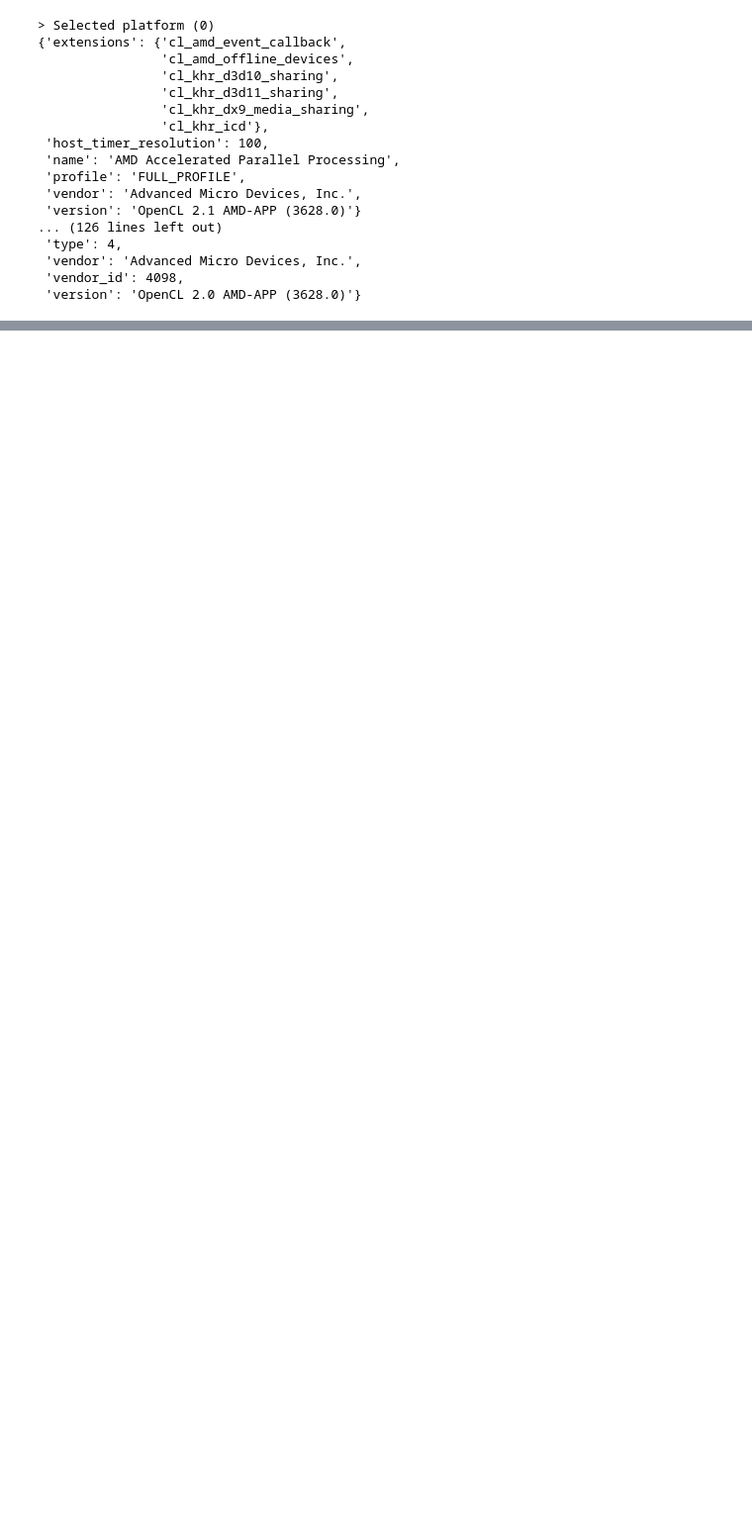
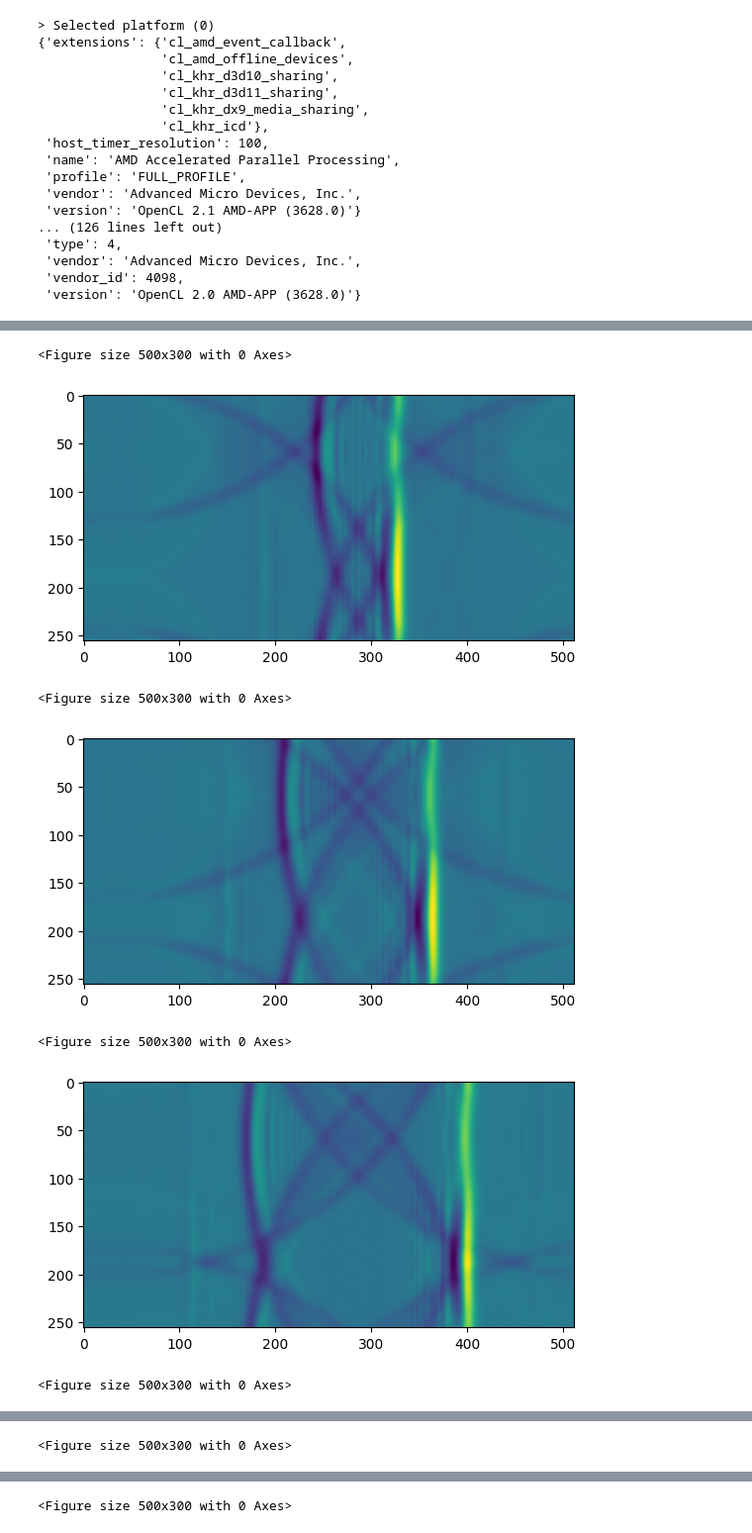
Before and after one commit to williamyang98/gpu_compute_experiments, a Jupyter notebook: pyopencl/yee_grid_3d.ipynb, the cells around one changed output, grey strips where cells are left out. Shown at 99% size. Cells and saved outputs as stored; diff of their text form; code cells hidden in the pictures; blank space fills up the shorter version.

```diff
--- a/pyopencl/yee_grid_3d.ipynb
+++ b/pyopencl/yee_grid_3d.ipynb
@@ -546,0 +468,56 @@ gpu_flops=1760.152 GFlops
+# %%
+E_cpu_out = np.zeros(E_cpu.shape, dtype=E_cpu.dtype)
+H_cpu_out = np.zeros(H_cpu.shape, dtype=H_cpu.dtype)
+
+total_loops = 1024
+
+kernel_events = []
+with NanoTimer() as timer:
+    with cl.CommandQueue(context, properties=cl.command_queue_properties.PROFILING_ENABLE) as queue:
+        for i in tqdm(range(total_loops)):
+            ev_update_E = gpu_program.update_E(
+                queue,
+                global_size, workgroup_size,
+                E_gpu.data, H_gpu.data,
+                a_0_gpu.data, a_1_gpu.data,
+                *[np.int32(v) for v in grid_size],
+            )
+            kernel_events.append(('update_E', ev_update_E))
+            cl.enqueue_barrier(queue)
+            ev_update_H = gpu_program.update_H(
+                queue,
+                global_size, workgroup_size,
+                E_gpu.data, H_gpu.data,
+                b_0_gpu.data,
+                *[np.int32(v) for v in grid_size],
+            )
+            kernel_events.append(('update_H', ev_update_H))
+            queue.flush()
+
+            if i % 64 == 0:
+                E_gpu.get(queue=queue, ary=E_cpu_out)
+                H_gpu.get(queue=queue, ary=H_cpu_out)
+                fig = plt.figure(figsize=(5,3))
+                #data = np.linalg.norm(E_cpu_out, ord=2, axis=3)
+                data = E_cpu_out[:,:,:,0]
+                data = np.sum(data, axis=0)
+                plt.figure()
+                plt.imshow(data)
+                plt.show()
+gpu_submit_ns = timer.get_delta_ns()
+print(f"gpu_queue_command={gpu_submit_ns*1e-6:.3f} ms")
+
+gpu_pass_ns = gpu_submit_ns / total_loops
+gpu_cell_rate = total_cells / (gpu_pass_ns*1e-9)
+
+print(f"gpu_submit_time={gpu_submit_ns*1e-6:.3f} ms")
+print(f"gpu_pass_time={gpu_pass_ns*1e-6:.3f} ms")
+print(f"gpu_cell_rate={gpu_cell_rate*1e-6:.3f} M/s")
+# %% [output]
+<Figure size 500x300 with 0 Axes>
+[figure, added]
+<Figure size 500x300 with 0 Axes>
+[figure, added]
+<Figure size 500x300 with 0 Axes>
+[figure, added]
+<Figure size 500x300 with 0 Axes>
@@ -546,0 +525 @@ gpu_flops=1760.152 GFlops
+<Figure size 500x300 with 0 Axes>
@@ -546,0 +527 @@ gpu_flops=1760.152 GFlops
+<Figure size 500x300 with 0 Axes>
```
Also changed, not shown: parts of 5 cells of this notebook.
